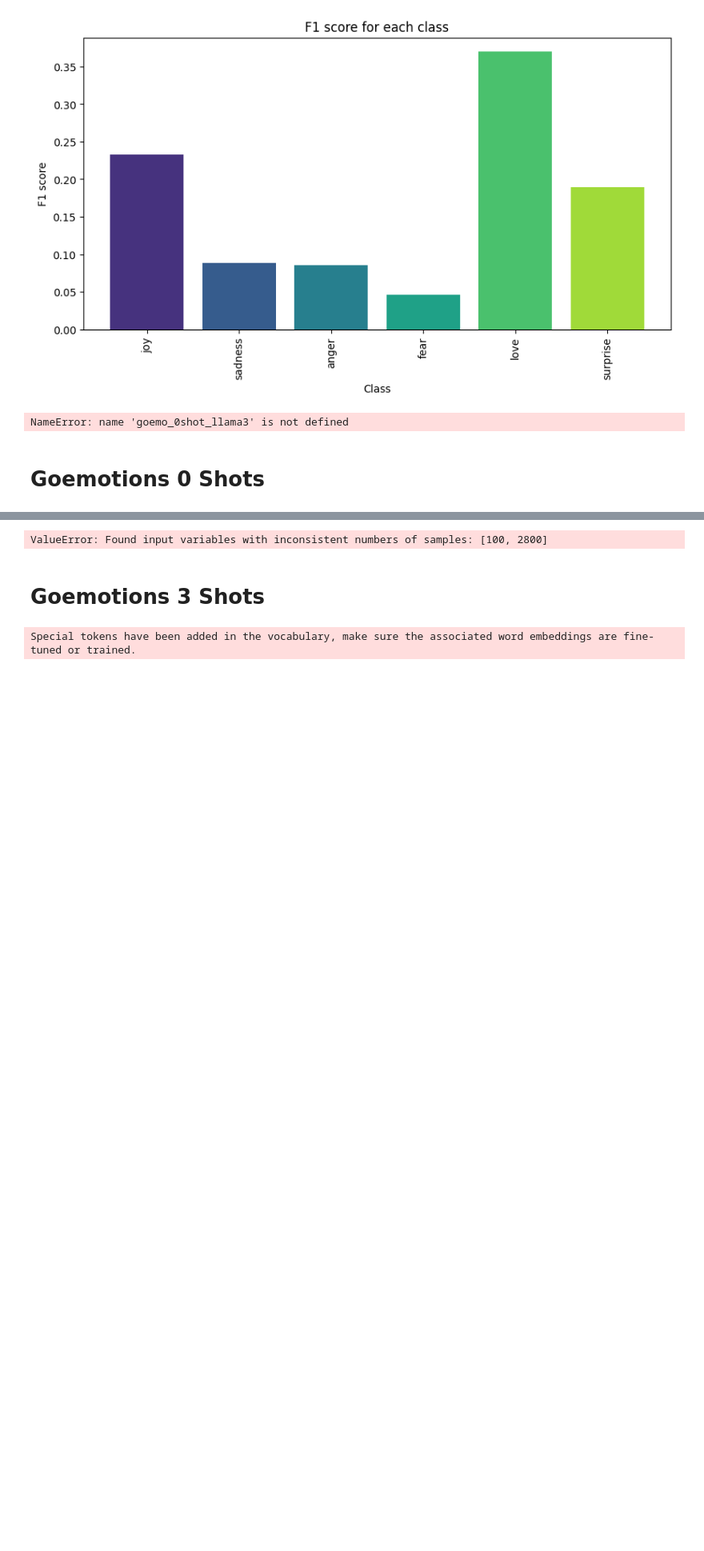
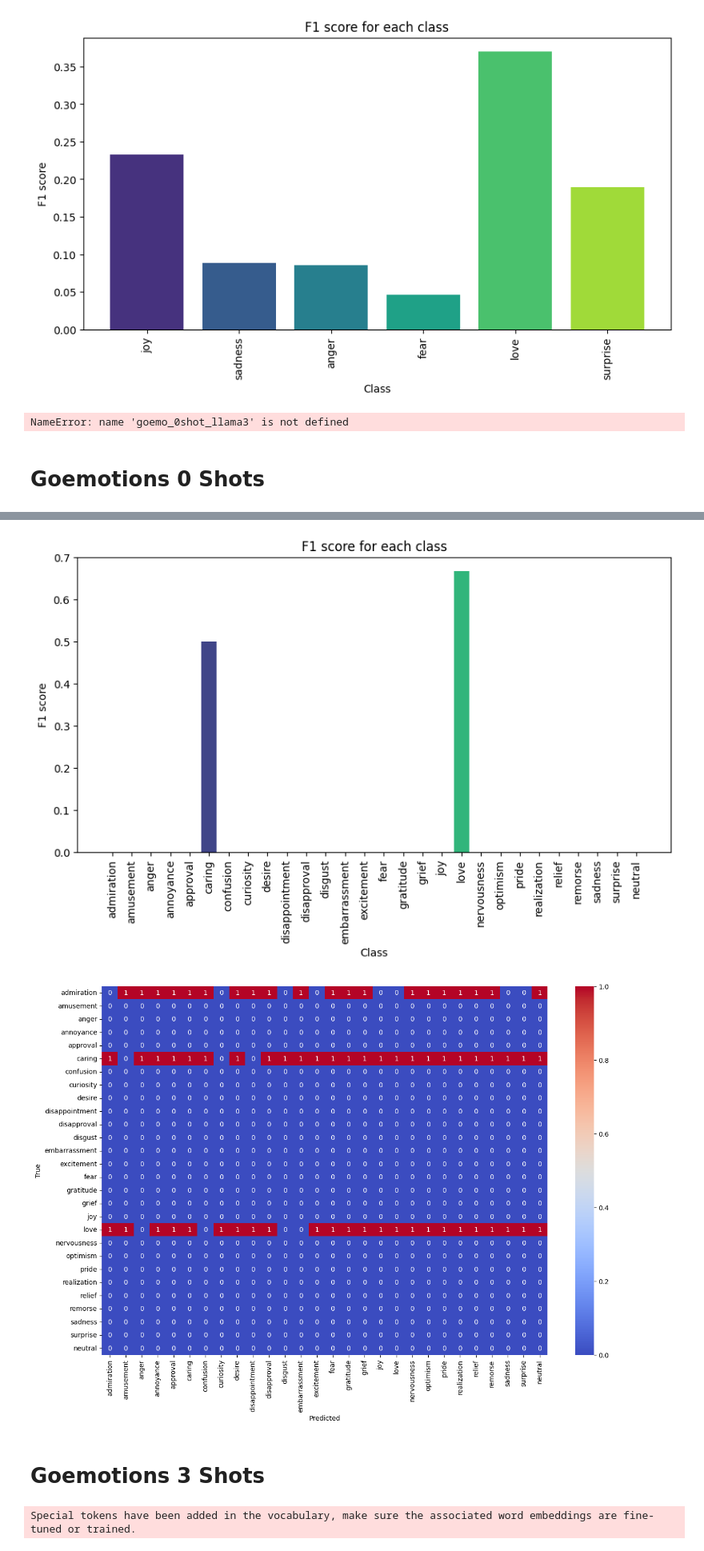
Before and after one commit to Nsivaa/HLT, a Jupyter notebook: Llama3_shots.ipynb, the cells around one changed output, grey strips where cells are left out. Shown: that part at 80% size. Cells and saved outputs as stored; diff of their text form; code cells hidden in the pictures; blank space fills up the shorter version.

```diff
--- a/Llama3_shots.ipynb
+++ b/Llama3_shots.ipynb
@@ -8,6 +8,7 @@ from lib.dataset_utils import Llama_EmotionsData
 from sklearn.metrics import accuracy_score, jaccard_score, f1_score
 
 model_name = "meta-llama/Meta-Llama-3-8B-Instruct"
+quantized_model_name = "astronomer/Llama-3-8B-Instruct-GPTQ-4-Bit"
 # %% [markdown]
 ### Loading Twitter
 # %%
@@ -22,7 +23,5 @@ twitter_test_dataset = Llama_EmotionsData(twitter_test)
 # %%
 label_mapping_path = "./dataset/GoEmotionsSplit/label_mapping.json"
 goemotions_train, _, goemotions_test = load_goemotions_cleaned()
-goemotions_test = goemotions_test[:50]
+goemotions_test = goemotions_test[:3]
 goemotions_test_dataset = Llama_EmotionsData(goemotions_test)
-print(len(goemotions_test_dataset.text))
-print(len(goemotions_test_dataset.targets))
@@ -122,7 +116,7 @@ NameError: name 'goemo_0shot_llama3' is not defined
 # %% [markdown]
 # Goemotions 0 Shots
 # %%
-goemo_0shot_llama3 = Llama3(model_name, scores = SCORES, emotions=GOEMOTIONS_EMOTIONS, mode ="multi")
+goemo_0shot_llama3 = Llama3(quantized_model_name, scores = SCORES, emotions=GOEMOTIONS_EMOTIONS, mode ="multi")
 results = goemo_0shot_llama3.classify(goemotions_test_dataset, progress_bar = True)
 del goemo_0shot_llama3
 # %% [output]
@@ -132,4 +145,5 @@ Special tokens have been added in the vocabulary, make sure the associated word
-ValueError: Found input variables with inconsistent numbers of samples: [100, 2800]
+[figure, added]
+[figure, added]
 # %% [markdown]
 # Goemotions 3 Shots
 # %%
```
Also changed, not shown: parts of 2 cells of this notebook, 2 other files.
